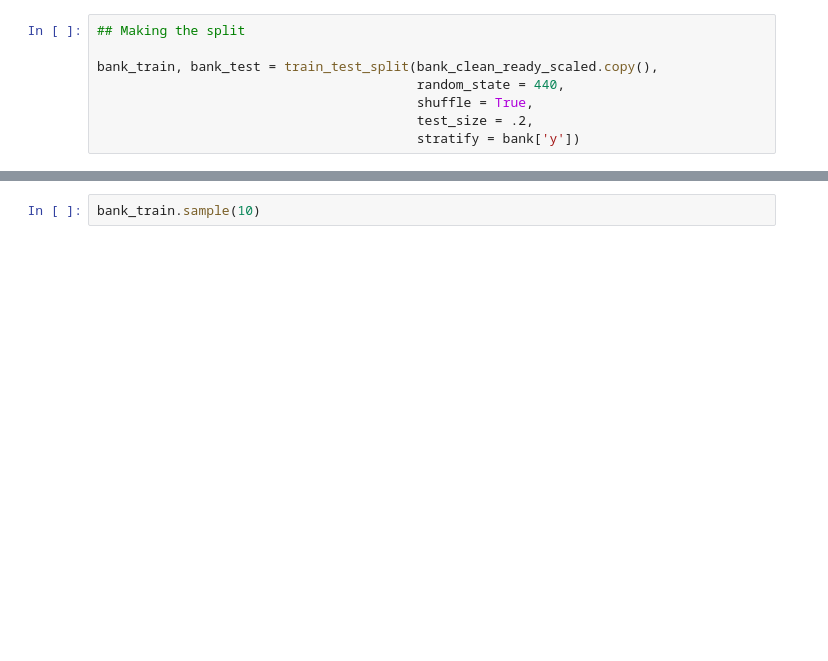
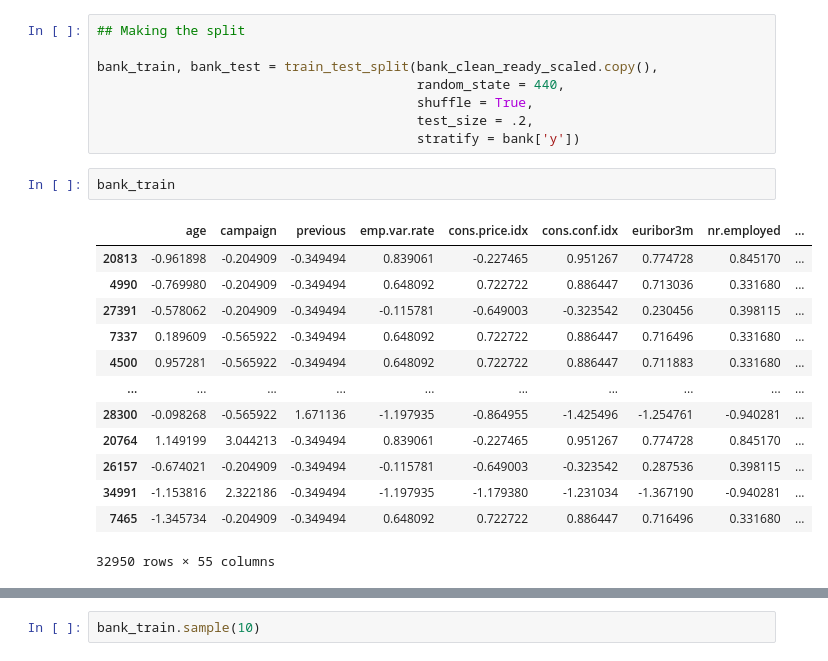
Before and after one commit to DrewAsh13/Erdos-2023_Project, a Jupyter notebook: Erdos_Project/Bank_Data_III.ipynb, the cells around one changed output, grey strips where cells are left out. Cells and saved outputs as stored; diff of their text form; blank space fills up the shorter version.

```diff
--- a/Erdos_Project/Bank_Data_III.ipynb
+++ b/Erdos_Project/Bank_Data_III.ipynb
@@ -407,3 +455,19 @@ bank_train, bank_test = train_test_split(bank_clean_ready_scaled.copy(),
                                          shuffle = True,
                                          test_size = .2,
                                          stratify = bank['y'])
+# %%
+bank_train
+# %% [output]
+|  | age | campaign | previous | emp.var.rate | cons.price.idx | cons.conf.idx | euribor3m | nr.employed | ... |
+| 20813 | -0.961898 | -0.204909 | -0.349494 | 0.839061 | -0.227465 | 0.951267 | 0.774728 | 0.845170 | ... |
+| 4990 | -0.769980 | -0.204909 | -0.349494 | 0.648092 | 0.722722 | 0.886447 | 0.713036 | 0.331680 | ... |
+| 27391 | -0.578062 | -0.204909 | -0.349494 | -0.115781 | -0.649003 | -0.323542 | 0.230456 | 0.398115 | ... |
+| 7337 | 0.189609 | -0.565922 | -0.349494 | 0.648092 | 0.722722 | 0.886447 | 0.716496 | 0.331680 | ... |
+| 4500 | 0.957281 | -0.565922 | -0.349494 | 0.648092 | 0.722722 | 0.886447 | 0.711883 | 0.331680 | ... |
+| ... | ... | ... | ... | ... | ... | ... | ... | ... | ... |
+| 28300 | -0.098268 | -0.565922 | 1.671136 | -1.197935 | -0.864955 | -1.425496 | -1.254761 | -0.940281 | ... |
+| 20764 | 1.149199 | 3.044213 | -0.349494 | 0.839061 | -0.227465 | 0.951267 | 0.774728 | 0.845170 | ... |
+| 26157 | -0.674021 | -0.204909 | -0.349494 | -0.115781 | -0.649003 | -0.323542 | 0.287536 | 0.398115 | ... |
+| 34991 | -1.153816 | 2.322186 | -0.349494 | -1.197935 | -1.179380 | -1.231034 | -1.367190 | -0.940281 | ... |
+| 7465 | -1.345734 | -0.204909 | -0.349494 | 0.648092 | 0.722722 | 0.886447 | 0.716496 | 0.331680 | ... |
+32950 rows × 55 columns
```
Also changed, not shown: parts of 47 cells of this notebook.
